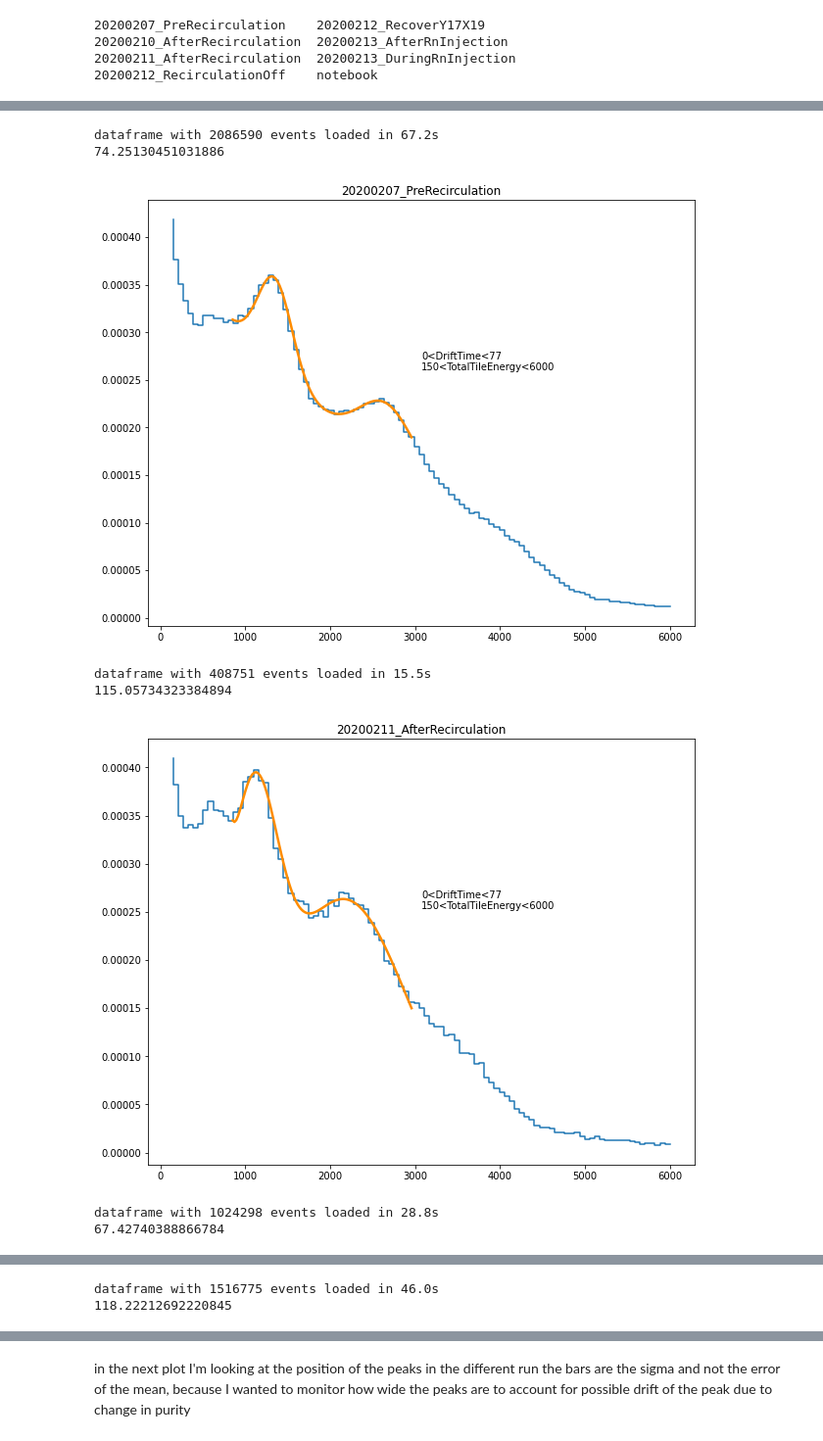
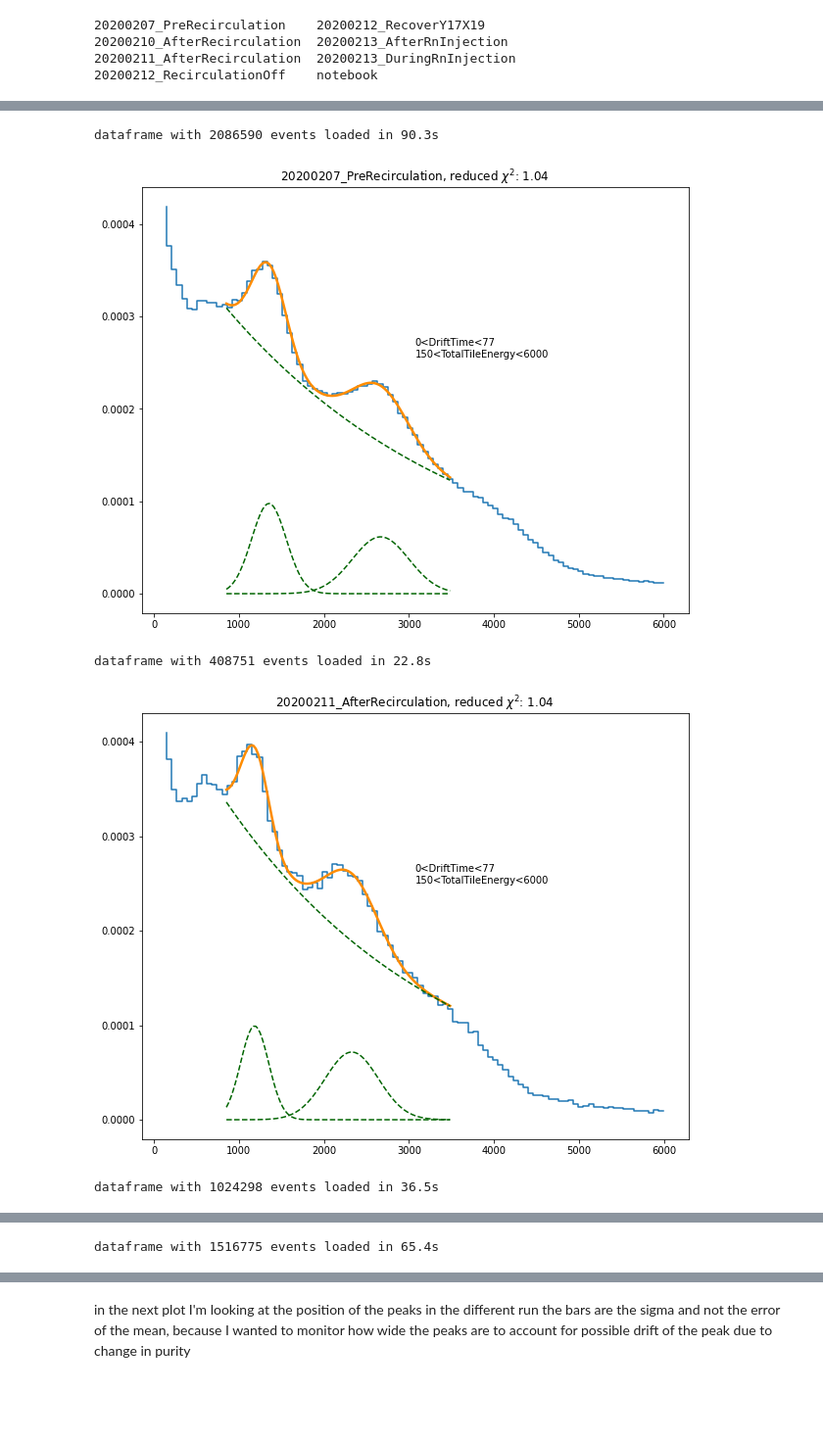
Before and after one commit to jdalmasson88/LXe_notebooks, a Jupyter notebook: spectrum_study.ipynb, the cells around one changed output, grey strips where cells are left out. Shown: that part at 98% size. Cells and saved outputs as stored; diff of their text form; code cells hidden in the pictures; blank space fills up the shorter version.

```diff
--- a/spectrum_study.ipynb
+++ b/spectrum_study.ipynb
@@ -32,4 +32,4 @@ def fit_function(x, A, beta, B, mu_first_peak, sigma_first_peak, C, mu_second_pe
             C * np.exp(-1.0 * (x - mu_second_peak)**2 / (2 * sigma_second_peak**2)))
 # %%
 def get_chi2(expected, observed, sigma):
-    return np.sum(np.square(expected - observed)/np.square(sigma))
+    return np.sum(np.square((expected - observed)/sigma))
@@ -36,50 +38,58 @@ def get_chi2(expected, observed, sigma):
 # %%
 parameter_list = {'values':[], 'errors':[]}
-for folder in folder_list:
+p0 = ([0.0004,2800,0.0001, 1360,190,0.00002,2680,300],\
+      [0.0004,2850,0.00007,1200,190,0.00002,2550,300],\
+      [0.0003,3500,0.000081,1520,190,0.00002,2976.537264,300],\
+      [0.0003,3500,0.000081,1520,190,0.00002,2976.537264,300])
+for i,folder in enumerate(folder_list):
     if folder == '20200207_PreRecirculation' or folder == '20200211_AfterRecirculation':
-        fit_range = [800,3000]
+        fit_range = [800,3500]
     else:
-        fit_range = [1000,3500]
+        fit_range = [1000,4000]
     start_time = time.time()
     df = pd.read_hdf(path_to_reduced + folder + '/reduced_added.h5')
     print('dataframe with {} events loaded in {:.1f}s'.format(df.shape[0],time.time() - start_time))
     DriftTime = (df['TimeOfMaxChannel'] - trigger_time)*sampling_time
     cut_array = ['DriftTime>0', 'DriftTime<77',\
                  'TotalTileEnergy>150', 'TotalTileEnergy<6000']
     derived_dict = {'DriftTime':DriftTime}
     cut = Cut(cut_array,df,derived_dict)
     mask = cut.mask
-    data, bin_edges = np.histogram(df['TotalTileEnergy'].loc[mask],bins=100,density=True)
+    data, bin_edges = np.histogram(df['TotalTileEnergy'].loc[mask],bins=100)
+    bin_width = bin_edges[1]-bin_edges[0]
+    norm_factor = sum(data*bin_width)
+    data = data/norm_factor
     fit_idx = np.where((bin_edges>fit_range[0]) & (bin_edges<fit_range[1]))[0]
-    popt, pcov = curve_fit(fit_function, xdata=bin_edges[fit_idx], ydata=data[fit_idx],\
-                           p0=[0.1, 200, 0.0001, 1400, 300, 0.0001, 2000, 500])
-
-    parameter_list['values'].append(popt)
-    parameter_list['errors'].append(np.sqrt(np.diag(pcov)))
-    norm_factor = df.shape[0] * (bin_edges[1] - bin_edges[0])
+    popt, pcov = curve_fit(fit_function, xdata=bin_edges[fit_idx], ydata=data[fit_idx],p0=p0[i])
     chi2 = get_chi2(fit_function(bin_edges[fit_idx], *popt), data[fit_idx], np.sqrt(data[fit_idx]))*norm_factor
-    print(chi2)
     x_bin = np.linspace(bin_edges[0],bin_edges[-1],len(data))
     fit_x_bin = np.linspace(bin_edges[fit_idx][0],bin_edges[fit_idx][-1],100)
     plt.step(x_bin,data)
     plt.plot(fit_x_bin, fit_function(fit_x_bin, *popt), color='darkorange', linewidth=2.5, label=r'Fitted function')
-    plt.title(folder)
+    popt_buffer = copy.deepcopy(popt)
+    for ix in ((2,5),(0,5),(0,2)):
+        popt[ix[0]] = popt[ix[1]] = 0
+        plt.plot(fit_x_bin, fit_function(fit_x_bin, *popt), color='darkgreen', linewidth=1.5,linestyle='dashed')
+        popt = copy.deepcopy(popt_buffer)
+    plt.title(folder + ', reduced $\chi^2$: {:.2f}'.format(chi2/len(fit_idx)))
     plt.text(0.5, 0.6, cut.GetString('\n'), transform = plt.gca().transAxes)
     plt.show()
+    total_events = sum(mask)
+    area_norm = total_events/bin_width
+    popt[2]   *= area_norm
+    popt[5]   *= area_norm
+    pcov[2,2] *= area_norm
+    pcov[5,5] *= area_norm
+    parameter_list['values'].append(popt)
+    parameter_list['errors'].append(np.sqrt(np.diag(pcov)))
 
-fit_parameters = pd.DataFrame(parameter_list['values'],columns=['A','beta',\
-                                                      'ampl_first','position_first','sigma_first',\
-                                                      'ampl_second','position_second','sigma_second'])
+columns = ['A','beta','ampl_first','position_first','sigma_first','ampl_second','position_second','sigma_second']
+fit_parameters = pd.DataFrame(parameter_list['values'],columns=columns)
 
-fit_parameters_error = pd.DataFrame(parameter_list['errors'],columns=['A','beta',\
-                                                      'ampl_first','position_first','sigma_first',\
-                                                      'ampl_second','position_second','sigma_second'])
+fit_parameters_error = pd.DataFrame(parameter_list['errors'],columns=columns)
 # %% [output]
-dataframe with 2086590 events loaded in 67.2s
-74.25130451031886
+dataframe with 2086590 events loaded in 90.3s
-[figure, old version]
+[figure, new version]
-dataframe with 408751 events loaded in 15.5s
-115.05734323384894
+dataframe with 408751 events loaded in 22.8s
-[figure, old version]
+[figure, new version]
-dataframe with 1024298 events loaded in 28.8s
-67.42740388866784
+dataframe with 1024298 events loaded in 36.5s
@@ -87,2 +97 @@ dataframe with 1024298 events loaded in 28.8s
-dataframe with 1516775 events loaded in 46.0s
-118.22212692220845
+dataframe with 1516775 events loaded in 65.4s
```
Also changed, not shown: parts of 10 cells of this notebook, 1 other file.
